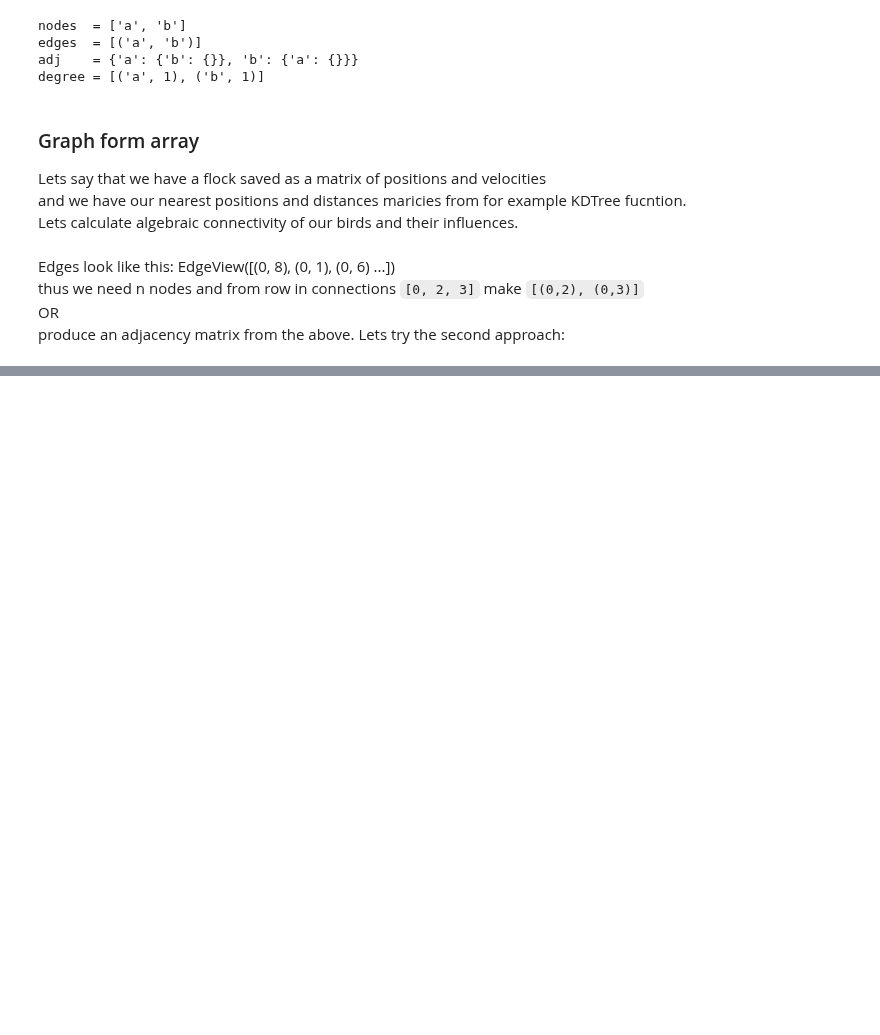
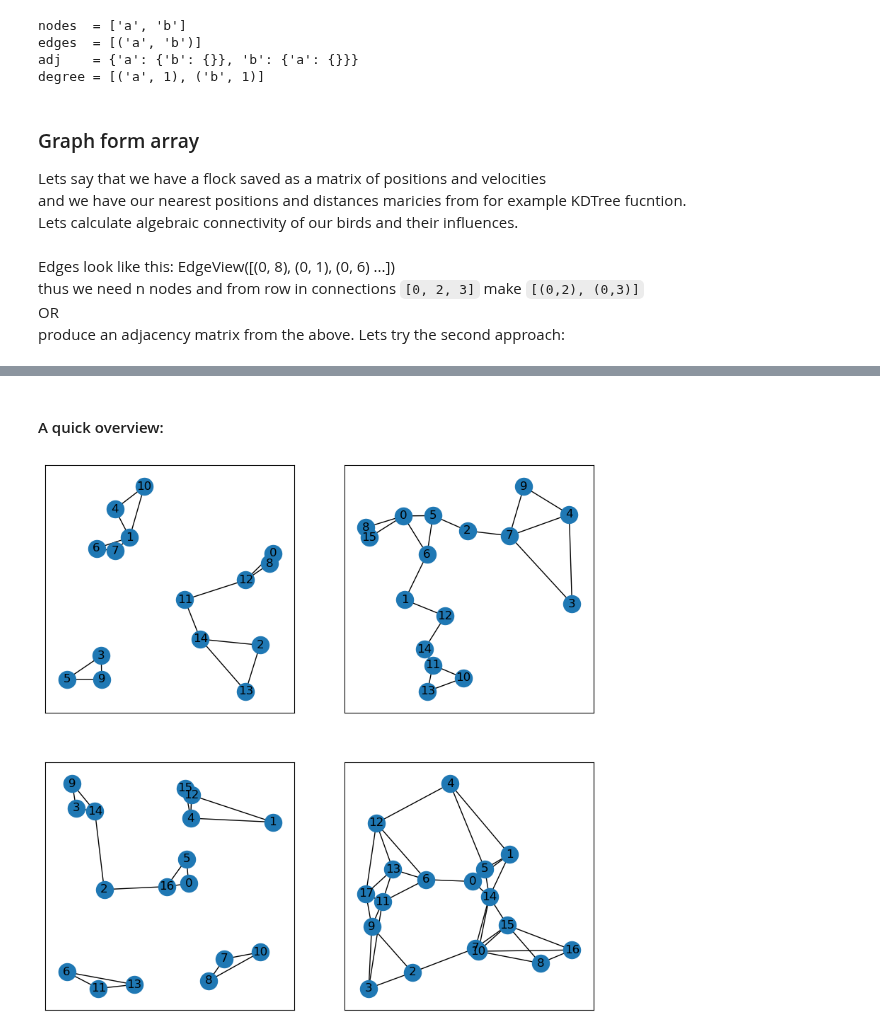
Before and after one commit to Polatucha16/collective_dynamics_lab, a Jupyter notebook: 07 networkx.ipynb, the cells around one changed output, grey strips where cells are left out. Saved outputs shown, nothing was run; the diff lists cells and outputs as text; code cells hidden in the pictures; blank space fills up the shorter version.

```diff
--- a/07 networkx.ipynb
+++ b/07 networkx.ipynb
@@ -109,0 +359,21 @@ Put the nodes of the graph in the positions of the flock
+# %% [markdown]
+#### A quick overview:
+# %%
+# n - rows, k - columns of plots
+n, k = 2, 2
+
+# Create your initial conditions here
+ran_setups = [Setup(n=15+i, q=2+int(i/3), seed=1234+i) for i in range(n*k)]
+
+fig, axes = plt.subplots(nrows=n, ncols=k, figsize=(10,10))
+
+# make a list of axis, notice the [ ] at the end, this way we have the same type of result (a list)
+ax = axes.flatten() if type(axes)==np.ndarray else [axes]
+
+for i in range(n*k):
+    G = array_to_graph(ran_setups[i].init(), ran_setups[i].q)
+    nx.draw(G, with_labels = True, pos=nx.get_node_attributes(G, "pos"), ax=ax[i])
+    ax[i].axis('on')
+plt.show()
+# %% [output]
+[figure, added]
```
Also changed, not shown: parts of 32 cells of this notebook, 1 other file.
